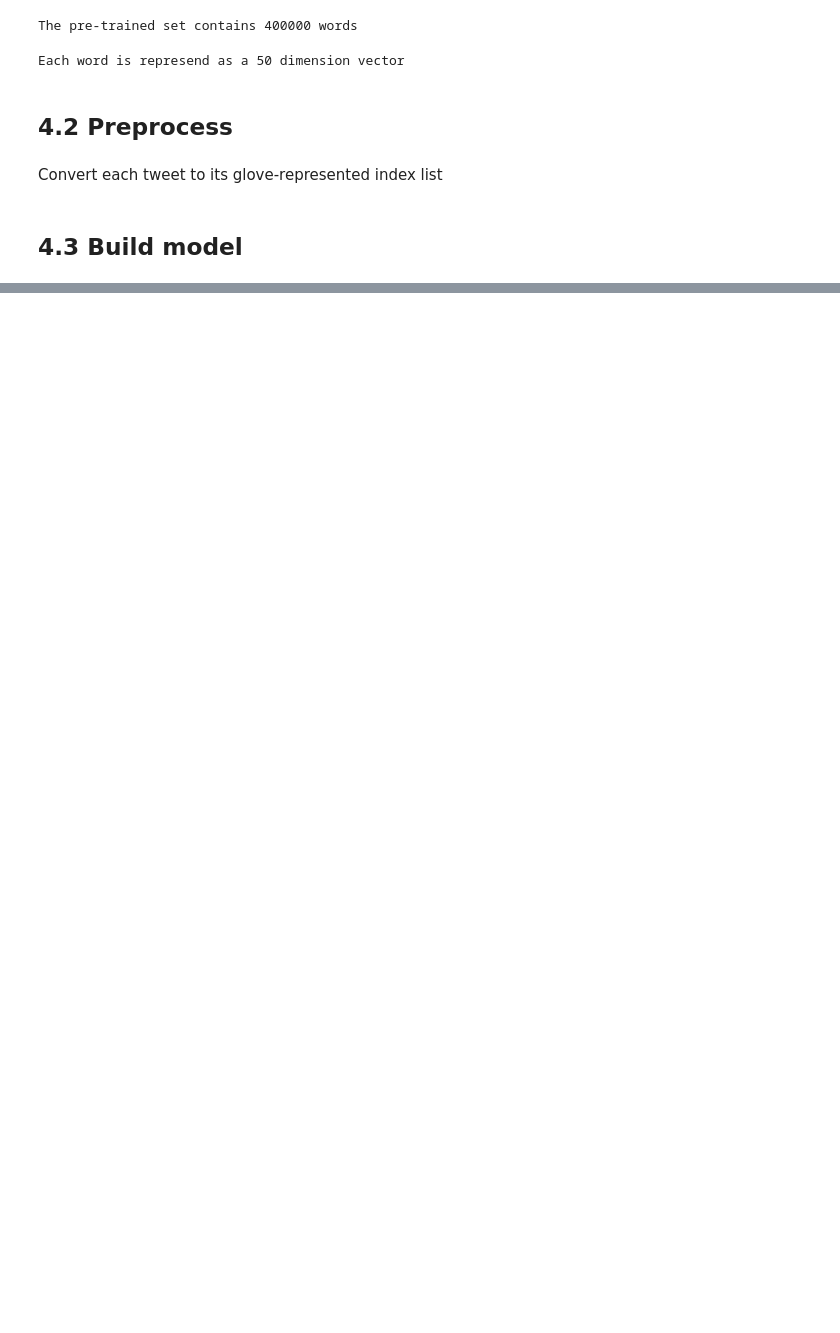
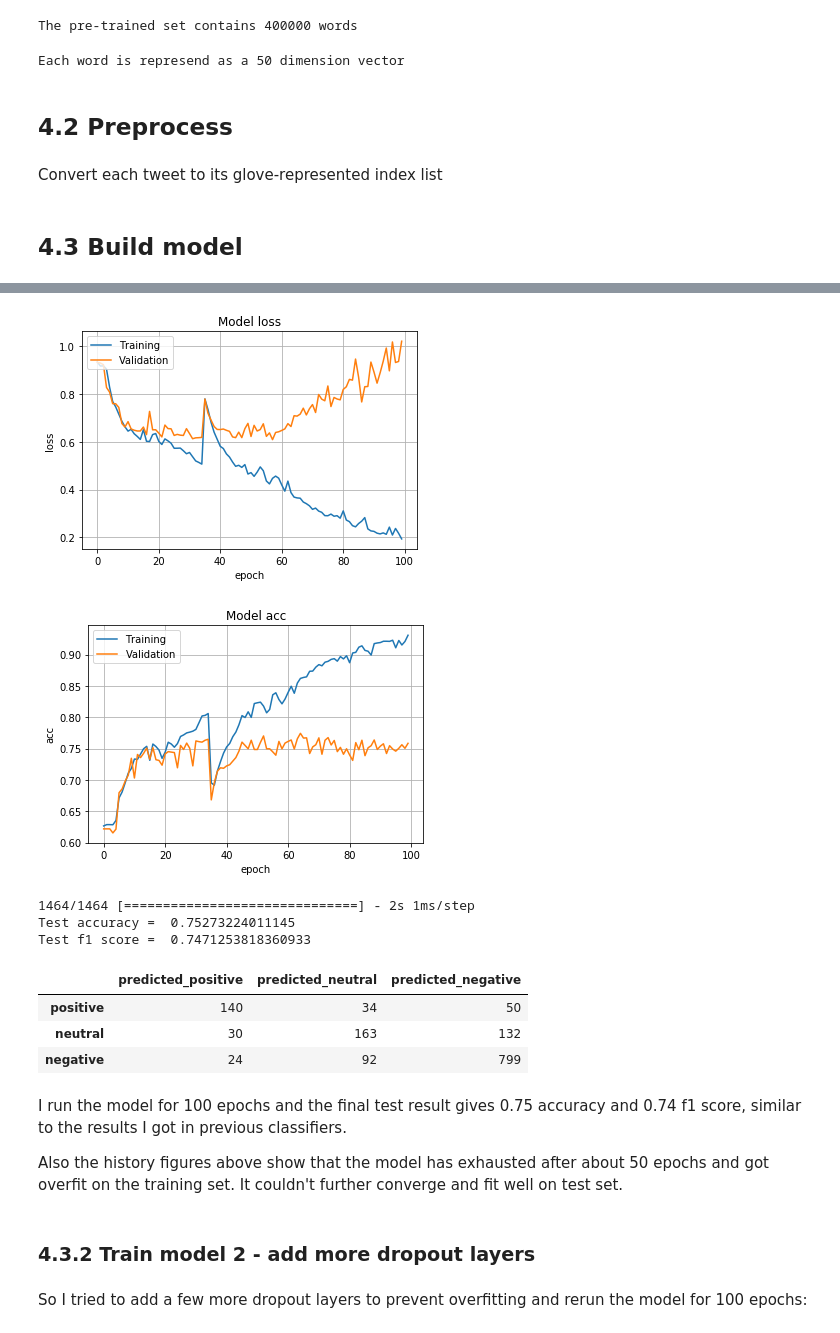
Before and after one commit to dandandanliu915/twitter_airline_sentiment, a Jupyter notebook: tweet_sentiment_analysis_4_model_RNN.ipynb, the cells around one changed output, grey strips where cells are left out. Cells and saved outputs as stored; diff of their text form; code cells hidden in the pictures; blank space fills up the shorter version.

```diff
--- a/tweet_sentiment_analysis_4_model_RNN.ipynb
+++ b/tweet_sentiment_analysis_4_model_RNN.ipynb
@@ -156,0 +270,20 @@ loss, acc=model.evaluate(test_X_indices, test_Y_oh)
+# %%
+evaluate(h1, model1)
+# %% [output]
+[figure, added]
+[figure, added]
+1464/1464 [==============================] - 2s 1ms/step
+Test accuracy =  0.75273224011145
+Test f1 score =  0.7471253818360933
+|  | predicted_positive | predicted_neutral | predicted_negative |
+| positive | 140 | 34 | 50 |
+| neutral | 30 | 163 | 132 |
+| negative | 24 | 92 | 799 |
+# %% [markdown]
+I run the model for 100 epochs and the final test result gives 0.75 accuracy and 0.74 f1 score, similar to the results I got in previous classifiers.
+
+Also the history figures above show that the model has exhausted after about 50 epochs and got overfit on the training set. It couldn't further converge and fit well on test set.
+# %% [markdown]
+### 4.3.2 Train model 2 - add more dropout layers
+# %% [markdown]
+So I tried to add a few more dropout layers to prevent overfitting and rerun the model for 100 epochs:
```
Also changed, not shown: parts of 33 cells of this notebook, 1 other file.
